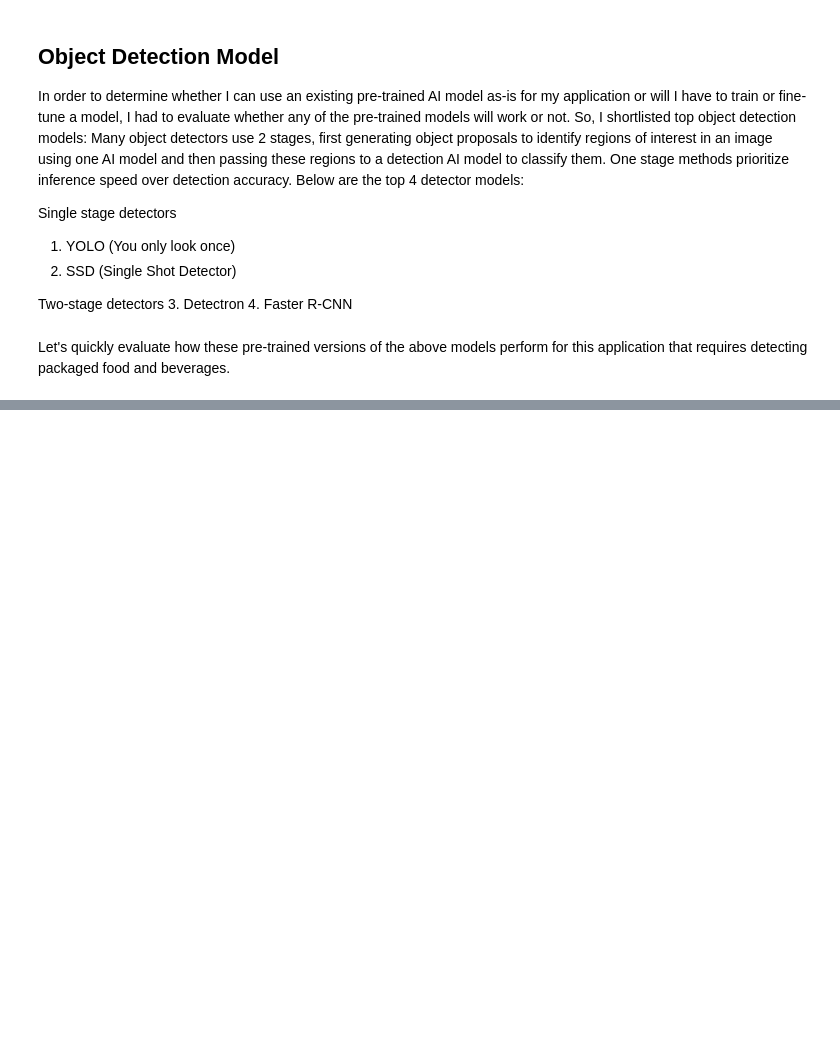
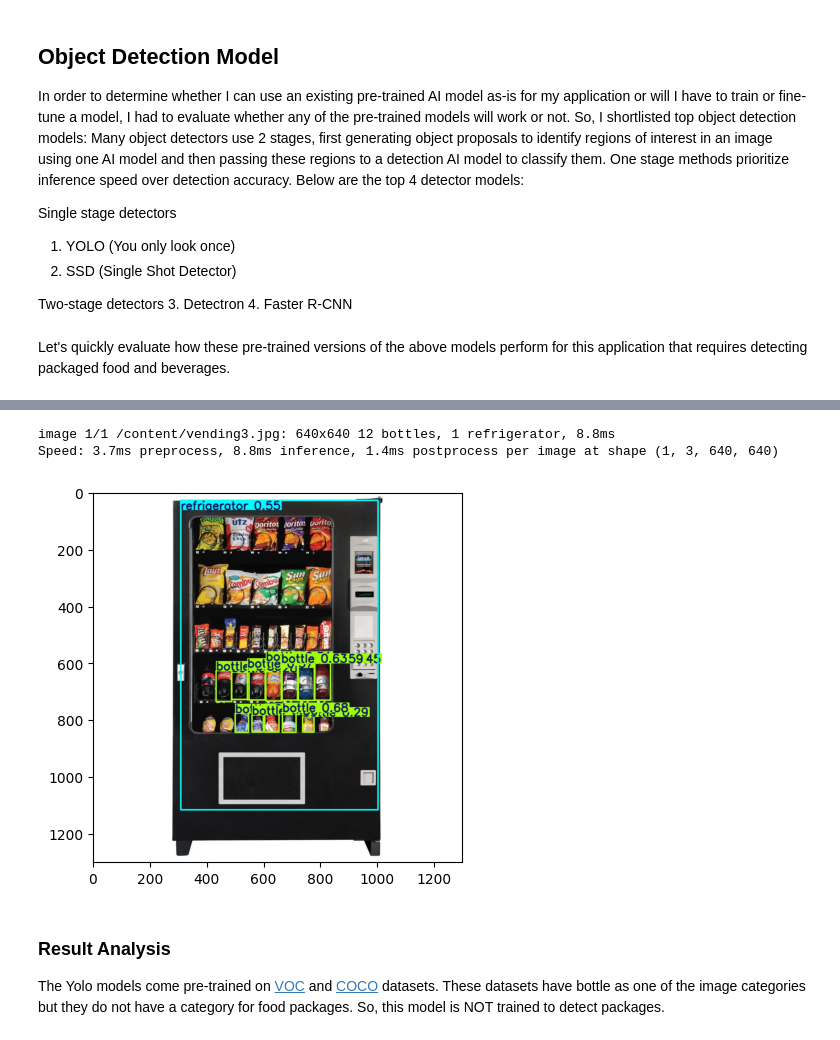
Before and after one commit to mukund-rajukumar/My-VisionAI-Projects, a Jupyter notebook: FoodAndBevPackageDetection/FnB_CPG_Detection.ipynb, the cells around one changed output, grey strips where cells are left out. Cells and saved outputs as stored; diff of their text form; code cells hidden in the pictures; blank space fills up the shorter version.

```diff
--- a/FoodAndBevPackageDetection/FnB_CPG_Detection.ipynb
+++ b/FoodAndBevPackageDetection/FnB_CPG_Detection.ipynb
@@ -55,0 +105,23 @@ Let's quickly evaluate how these pre-trained versions of the above models perfor
+# %%
+# Perform object detection on an image
+results = model("/content/vending3.jpg")
+
+# Process results list
+for result in results:
+    boxes = result.boxes  # Boxes object for bounding box outputs
+    masks = result.masks  # Masks object for segmentation masks outputs
+    keypoints = result.keypoints  # Keypoints object for pose outputs
+    probs = result.probs  # Probs object for classification outputs
+    obb = result.obb  # Oriented boxes object for OBB outputs
+    # result.show()  # display to screen
+    result.save(filename="result.jpg")  # save to disk
+    res_img = Image.open("result.jpg")
+    plt.imshow(res_img)
+    plt.show()
+# %% [output]
+image 1/1 /content/vending3.jpg: 640x640 12 bottles, 1 refrigerator, 8.8ms
+Speed: 3.7ms preprocess, 8.8ms inference, 1.4ms postprocess per image at shape (1, 3, 640, 640)
+[figure, added]
+# %% [markdown]
+### Result Analysis
+The Yolo models come pre-trained on [VOC](https://pjreddie.com/projects/pascal-voc-dataset-mirror/#google_vignette) and [COCO](https://cocodataset.org/#home) datasets. These datasets have bottle as one of the image categories but they do not have a category for food packages. So, this model is NOT trained to detect packages.
```
Also changed, not shown: parts of 4 cells of this notebook.
